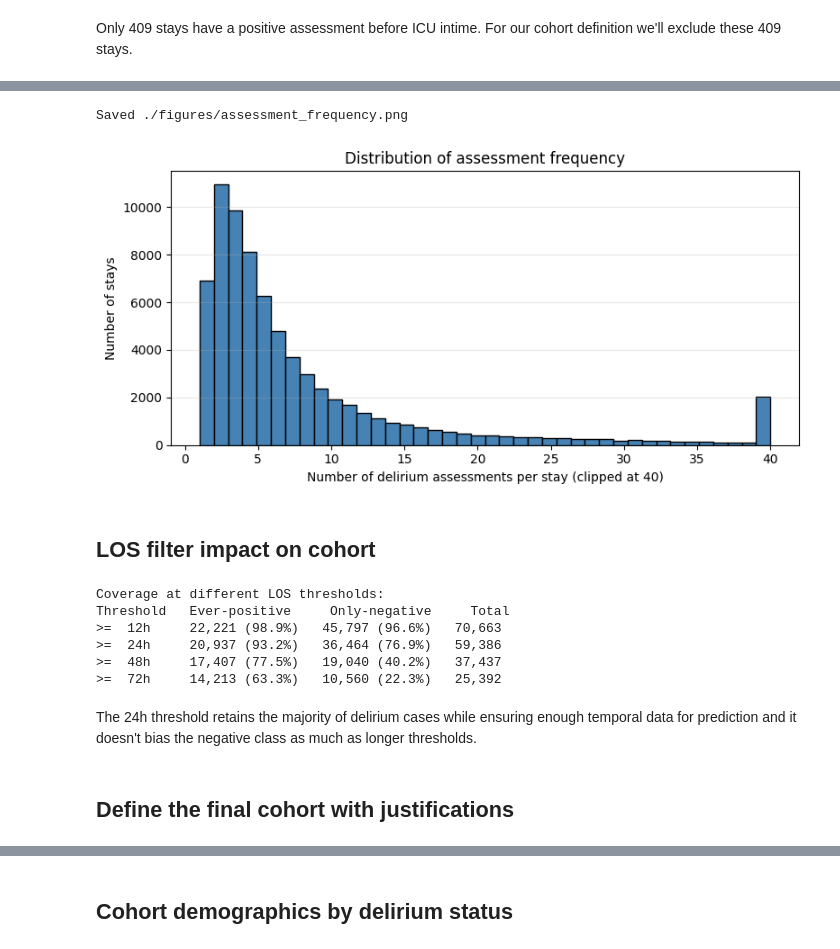
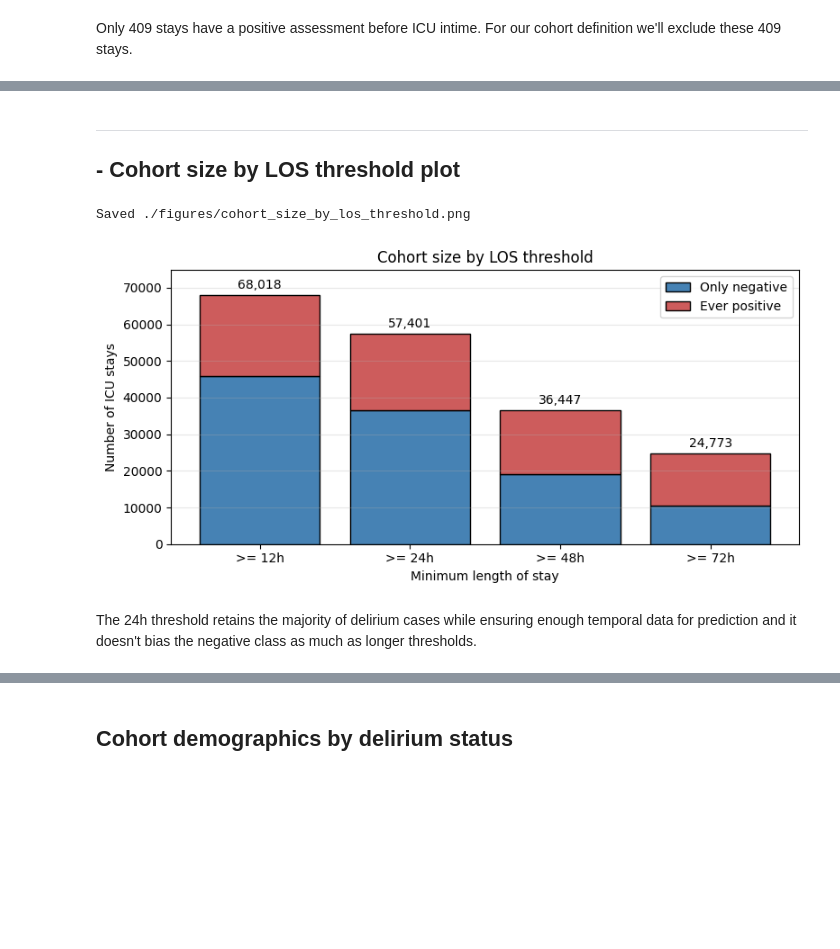
Before and after one commit to Hadyalt/AI_In_Healthcare_Capstone_Project, a Jupyter notebook: main.ipynb, the cells around one changed output, grey strips where cells are left out. Cells and saved outputs as stored; diff of their text form; code cells hidden in the pictures; blank space fills up the shorter version.

```diff
--- a/main.ipynb
+++ b/main.ipynb
@@ -692,61 +690,65 @@ max       9224.0
-# %%
-fig, ax = plt.subplots(figsize=(8, 4))
-ax.hist(
-    freq["n_assessments"].clip(upper=40), bins=40, color="steelblue", edgecolor="black"
-)
-ax.set_xlabel("Number of delirium assessments per stay (clipped at 40)")
-ax.set_ylabel("Number of stays")
-ax.set_title("Distribution of assessment frequency")
-ax.grid(axis="y", alpha=0.3)
-plt.tight_layout()
-save_fig("assessment_frequency")
-plt.show()
-# %% [output]
-Saved ./figures/assessment_frequency.png
-[figure, removed]
 # %% [markdown]
-## LOS filter impact on cohort
+---
+## - Cohort size by LOS threshold plot
 # %%
-# How does a LOS threshold affect both delirious and non-delirious stays?
+# Select ICU stays with their LOS and delirium category
 los_filter = con.execute("""
     SELECT
-        i.stay_id,
-        EXTRACT(EPOCH FROM (i.outtime - i.intime)) / 3600 AS los_hours,
+        icu.icustays.stay_id,
+        EXTRACT(EPOCH FROM (icu.icustays.outtime - icu.icustays.intime)) / 3600 AS los_hours,
         CASE
             WHEN d.ever_positive > 0 THEN 'ever_positive'
             WHEN d.ever_negative > 0 THEN 'only_negative'
             ELSE 'only_uta'
         END AS category
-    FROM icu.icustays i
+    FROM icu.icustays
     JOIN (
         SELECT
             stay_id,
             SUM(CASE WHEN value = 'Positive' THEN 1 ELSE 0 END) AS ever_positive,
             SUM(CASE WHEN value = 'Negative' THEN 1 ELSE 0 END) AS ever_negative
         FROM icu.chartevents
         WHERE itemid = 228332
         GROUP BY stay_id
-    ) d ON i.stay_id = d.stay_id
+    ) d ON icu.icustays.stay_id = d.stay_id
 """).df()
 
-print("Coverage at different LOS thresholds:")
-print(f"{'Threshold':<12}{'Ever-positive':<18}{'Only-negative':<18}{'Total':<10}")
-for threshold in [12, 24, 48, 72]:
+# Calculate how many stays of each category are retained at each LOS threshold
+thresholds = [12, 24, 48, 72]
+pos_counts = []
+neg_counts = []
+for threshold in thresholds:
     kept = los_filter[los_filter["los_hours"] >= threshold]
-    pos = (kept["category"] == "ever_positive").sum()
-    neg = (kept["category"] == "only_negative").sum()
-    total = len(kept)
-    print(
-        f">= {threshold:>3}h     {pos:>6,} ({pos/22462:>5.1%})   {neg:>6,} ({neg/47417:>5.1%})   {total:>6,}"
-    )
+    pos_counts.append((kept["category"] == "ever_positive").sum())
+    neg_counts.append((kept["category"] == "only_negative").sum())
+
+fig, ax = plt.subplots(figsize=(8, 4))
+x_labels = [f">= {t}h" for t in thresholds]
+bars_neg = ax.bar(x_labels, neg_counts, color="steelblue", edgecolor="black", label="Only negative")
+bars_pos = ax.bar(
+    x_labels,
+    pos_counts,
+    bottom=neg_counts,
+    color="indianred",
+    edgecolor="black",
+    label="Ever positive",
+)
+
+# Total label on top of each stack
+totals = [n + p for n, p in zip(neg_counts, pos_counts)]
+ax.bar_label(bars_pos, labels=[f"{t:,}" for t in totals], padding=3)
+
+ax.set_xlabel("Minimum length of stay")
+ax.set_ylabel("Number of ICU stays")
+ax.set_title("Cohort size by LOS threshold")
+ax.grid(axis="y", alpha=0.3)
+ax.margins(y=0.1)
+ax.legend()
+plt.tight_layout()
+save_fig("cohort_size_by_los_threshold")
+plt.show()
 # %% [output]
-Coverage at different LOS thresholds:
-Threshold   Ever-positive     Only-negative     Total
->=  12h     22,221 (98.9%)   45,797 (96.6%)   70,663
->=  24h     20,937 (93.2%)   36,464 (76.9%)   59,386
->=  48h     17,407 (77.5%)   19,040 (40.2%)   37,437
->=  72h     14,213 (63.3%)   10,560 (22.3%)   25,392
+Saved ./figures/cohort_size_by_los_threshold.png
+[figure, added]
 # %% [markdown]
 The 24h threshold retains the majority of delirium cases while ensuring enough temporal data for prediction and it doesn't bias the negative class as much as longer thresholds.
-# %% [markdown]
-## Define the final cohort with justifications
```
Also changed, not shown: parts of 14 cells of this notebook, 4 other files.
